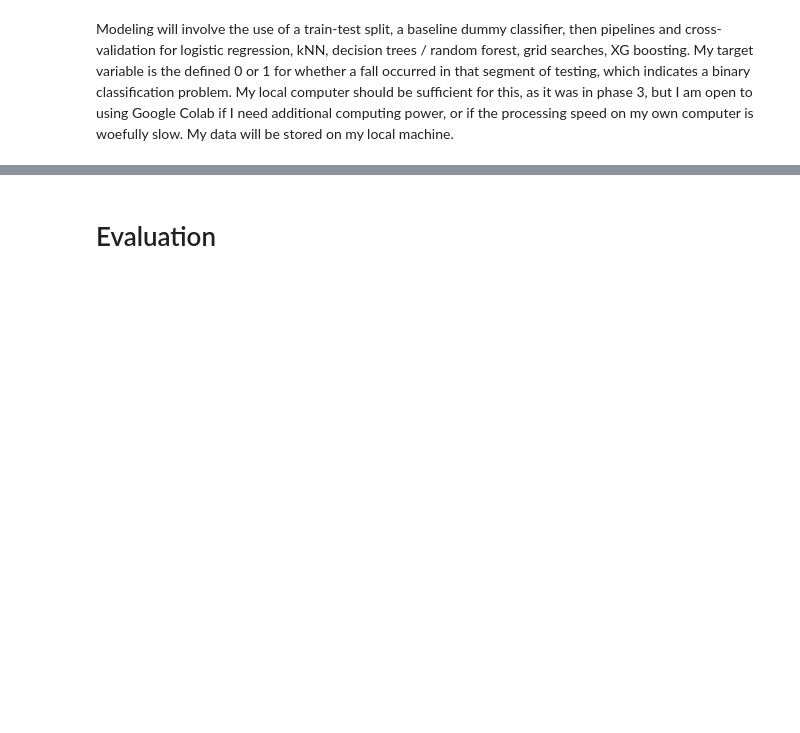
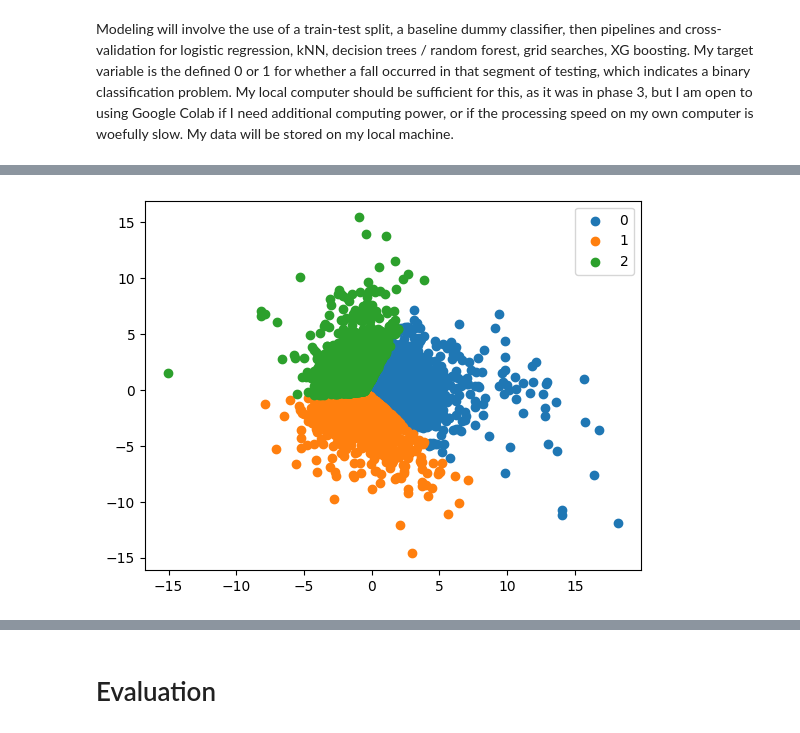
Before and after one commit to mccafj/Fall_Detection_Model, a Jupyter notebook: scratch_notebook.ipynb, the cells around one changed output, grey strips where cells are left out. Saved outputs shown, nothing was run; the diff lists cells and outputs as text; code cells hidden in the pictures; blank space fills up the shorter version.

```diff
--- a/scratch_notebook.ipynb
+++ b/scratch_notebook.ipynb
@@ -300,0 +699,3 @@ Modeling will involve the use of a train-test split, a baseline dummy classifier
+# %%
+# keeping to n_components=2 to visualize
+pca = PCA(n_components=2, random_state=24)
@@ -300,0 +728,13 @@ Modeling will involve the use of a train-test split, a baseline dummy classifier
+# %%
+#Getting unique labels
+
+u_labels = np.unique(label)
+
+#plotting the results:
+
+for i in u_labels:
+    plt.scatter(X_pca[label == i , 0] , X_pca[label == i , 1] , label = i)
+plt.legend()
+plt.show()
+# %% [output]
+[figure, added]
```
Also changed, not shown: parts of 140 cells of this notebook.
